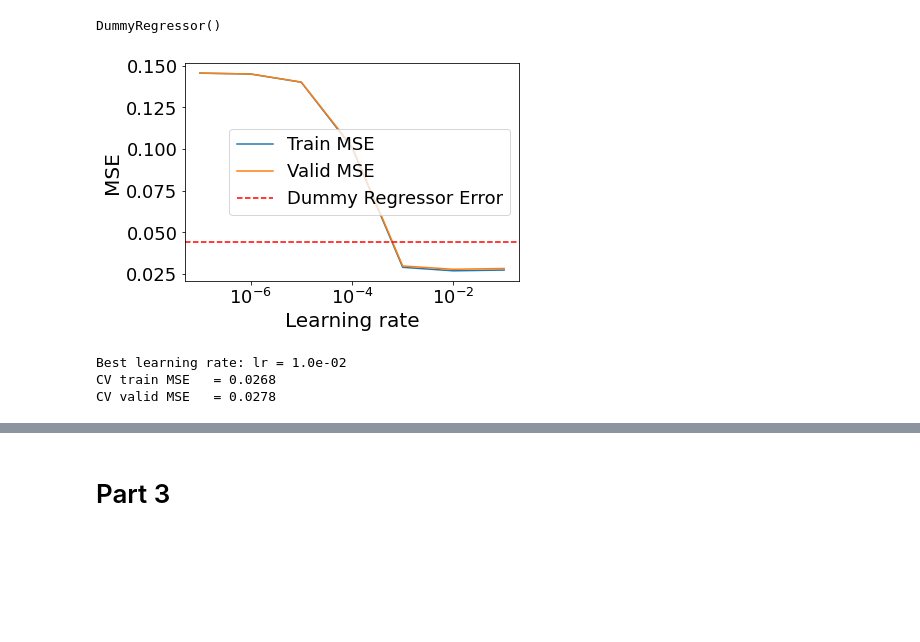
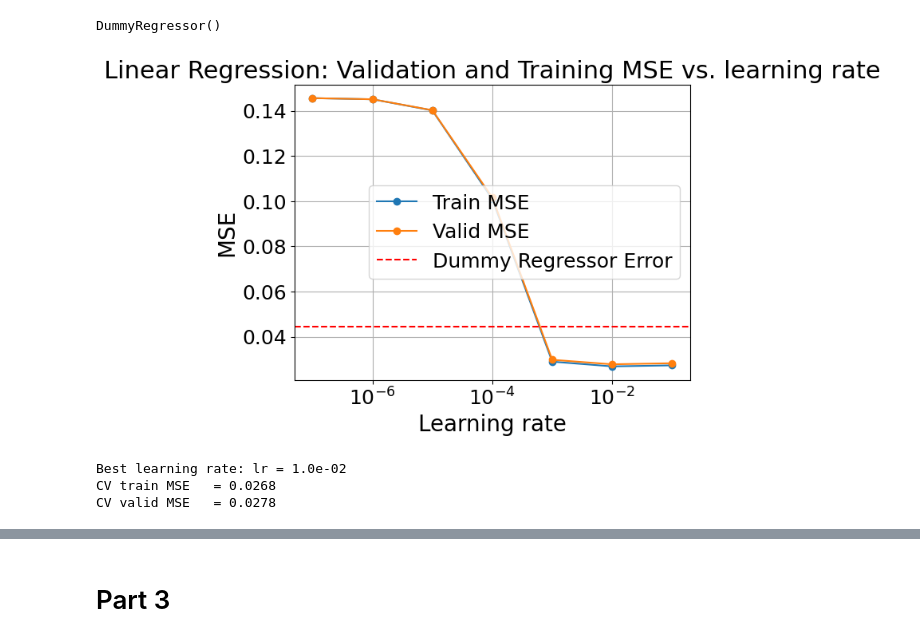
Before and after one commit to AvDaniel6/HW3-Intro-To-ML, a Jupyter notebook: main.ipynb, the cells around one changed output, grey strips where cells are left out. Cells and saved outputs as stored; diff of their text form; code cells hidden in the pictures; blank space fills up the shorter version.

```diff
--- a/main.ipynb
+++ b/main.ipynb
@@ -411,36 +411,38 @@ for lr in lr_list:
         cv=5,
         scoring="neg_mean_squared_error",
         return_train_score=True,
         n_jobs = -1
     )
     train_mses.append(-cv["train_score"].mean())
     valid_mses.append(-cv["test_score"].mean())
 
 
 dummy = DummyRegressor(strategy="mean")
 dummy_res = cross_validate(dummy, X_train_df, y_train_df, cv=5,
                            scoring="neg_mean_squared_error",
                            n_jobs=-1)
 dummy_mse = -dummy_res["test_score"].mean()
 
-plt.semilogx(lr_list, train_mses, label="Train MSE")
-plt.semilogx(lr_list, valid_mses, label="Valid MSE")
+plt.semilogx(lr_list, train_mses, label="Train MSE", marker = 'o')
+plt.semilogx(lr_list, valid_mses, label="Valid MSE", marker = 'o')
 plt.axhline(y=dummy_mse, color='r', linestyle='--', label='Dummy Regressor Error')
 plt.xlabel("Learning rate")
 plt.ylabel("MSE")
+plt.title("Linear Regression: Validation and Training MSE vs. learning rate")
 plt.legend()
+plt.grid(True)
 plt.show()
 
 best_idx        = np.argmin(valid_mses)
 best_lr         = lr_list[best_idx]
 best_valid_mse  = valid_mses[best_idx]
 best_train_mse  = train_mses[best_idx]
 
 print(f"Best learning rate: lr = {best_lr:.1e}")
 print(f"CV train MSE   = {best_train_mse:.4f}")
 print(f"CV valid MSE   = {best_valid_mse:.4f}")
 # %% [output]
-[figure, old version]
+[figure, new version]
 Best learning rate: lr = 1.0e-02
 CV train MSE   = 0.0268
 CV valid MSE   = 0.0278
```
Also changed, not shown: parts of 16 cells of this notebook.
